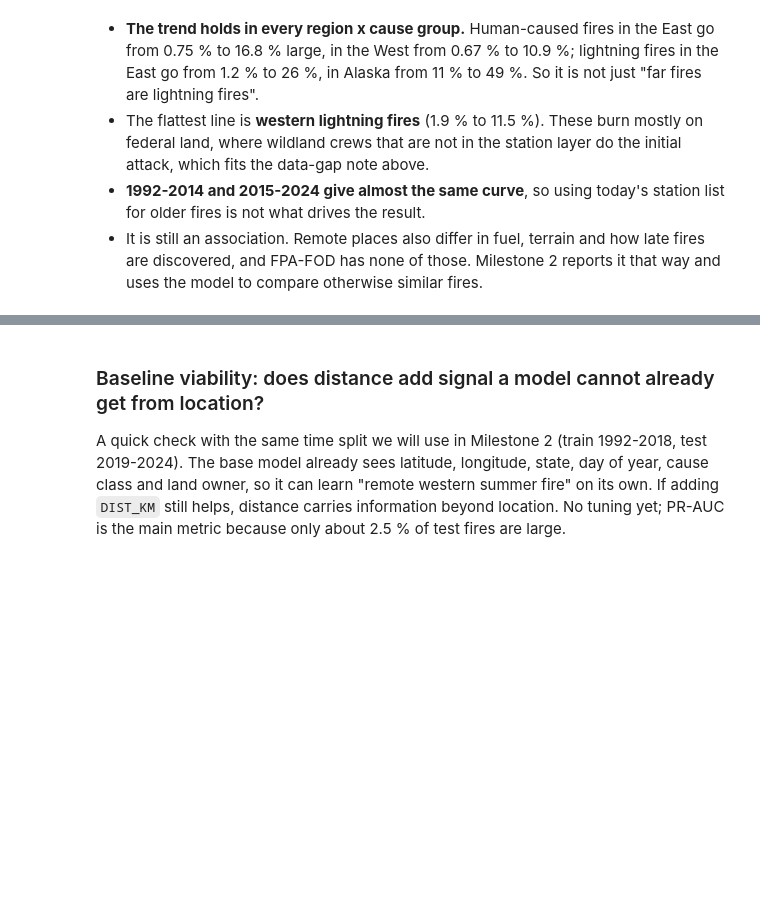
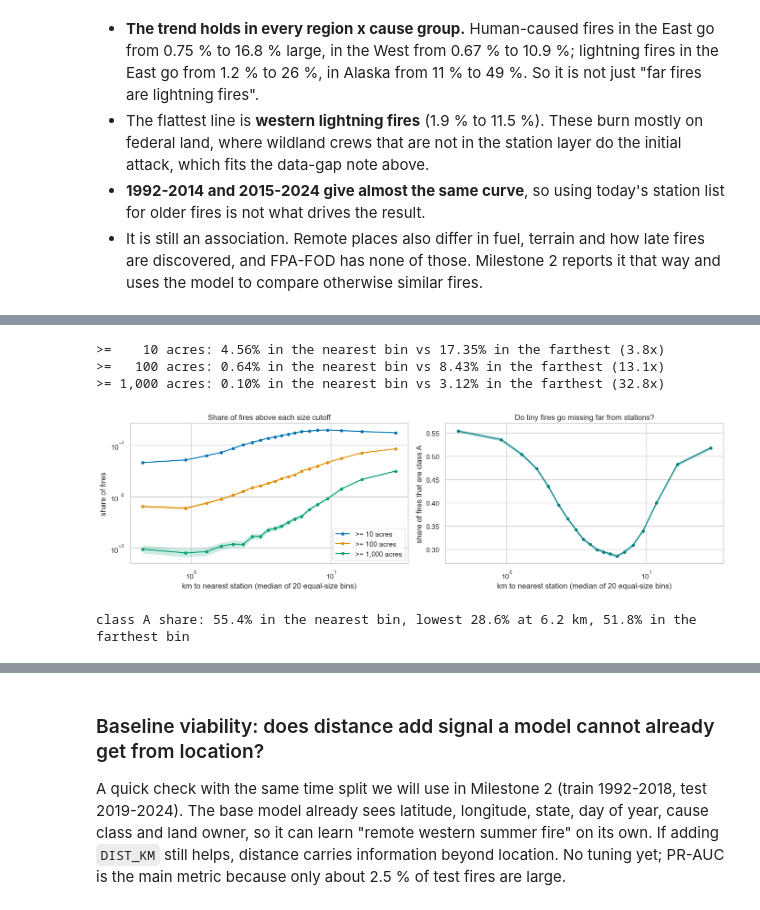
Before and after one commit to dolamquan/csen281_capstone, a Jupyter notebook: EDA/milestone1_eda.ipynb, the cells around one changed output, grey strips where cells are left out. Drawn from its saved outputs; the diff is of its cells as text; code cells hidden in the pictures; blank space fills up the shorter version.

```diff
--- a/EDA/milestone1_eda.ipynb
+++ b/EDA/milestone1_eda.ipynb
@@ -24,11 +26,13 @@ import lightgbm as lgb
 import matplotlib.pyplot as plt
 import numpy as np
 import pandas as pd
+from scipy.spatial import cKDTree
 import seaborn as sns
 from sklearn.cluster import KMeans
 from sklearn.linear_model import LogisticRegression
-from sklearn.metrics import (average_precision_score, davies_bouldin_score, precision_recall_curve,
+from sklearn.metrics import (adjusted_rand_score, average_precision_score, davies_bouldin_score, precision_recall_curve,
                              roc_auc_score, silhouette_score)
+from sklearn.mixture import GaussianMixture
 from sklearn.neighbors import BallTree, NearestNeighbors
 from sklearn.preprocessing import StandardScaler
 
@@ -47,7 +51,7 @@ def find_dir(name, sub='Data'):
 
 DB_PATH = find_dir('wildfire_7th_edition_data') / 'FPA_FOD_20260615.sqlite'
 STATIONS_PATH = find_dir('fire_station_data') / 'fire-and-emergency-medical-service-ems-stations-geojson.geojson'
-FIG_DIR = DB_PATH.parents[1].parent / 'report' / 'figures'
+FIG_DIR = DB_PATH.parents[1].parent / 'EDA' / 'figures'
 FIG_DIR.mkdir(parents=True, exist_ok=True)
 
 EARTH_KM = 6371.0
@@ -646,0 +739,38 @@ display(strata.pivot_table(index='DIST_BAND', columns=['REGION', 'NWCG_CAUSE_CLA
+# %%
+def share_curve(frame, flag, nbins=20):
+    # share of fires with `flag` in equal-count distance bins, with 95% Wilson intervals
+    b = pd.qcut(frame['DIST_KM'], nbins, duplicates='drop')
+    t = (pd.DataFrame({'d': frame['DIST_KM'], 'f': flag.astype(float)}).groupby(b, observed=True)
+         .agg(dist=('d', 'median'), n=('f', 'size'), k=('f', 'sum')))
+    t['p'] = t['k'] / t['n']
+    t['lo'], t['hi'] = wilson(t['k'], t['n'])
+    return t
+
+
+fig, axes = plt.subplots(1, 2, figsize=(14, 4.2))
+for t in (10, 100, 1000):
+    cv = share_curve(A, A[f'LARGE_{t}'])
+    axes[0].plot(cv['dist'], cv['p'], marker='o', ms=4, label=f'>= {t:,} acres')
+    axes[0].fill_between(cv['dist'], cv['lo'], cv['hi'], alpha=0.2)
+    print(f'>= {t:>5,} acres: {cv.p.iloc[0]:.2%} in the nearest bin vs {cv.p.iloc[-1]:.2%} in the farthest '
+          f'({cv.p.iloc[-1] / cv.p.iloc[0]:.1f}x)')
+axes[0].set(xscale='log', yscale='log', xlabel='km to nearest station (median of 20 equal-size bins)',
+            ylabel='share of fires', title='Share of fires above each size cutoff')
+axes[0].legend()
+
+cv_a = share_curve(A, A['FIRE_SIZE_CLASS'].eq('A'))
+axes[1].plot(cv_a['dist'], cv_a['p'], marker='o', ms=4, color='teal')
+axes[1].fill_between(cv_a['dist'], cv_a['lo'], cv_a['hi'], alpha=0.2, color='teal')
+axes[1].set(xscale='log', xlabel='km to nearest station (median of 20 equal-size bins)',
+            ylabel='share of fires that are class A', title='Do tiny fires go missing far from stations?')
+plt.tight_layout()
+savefig('size_cutoffs.png')
+plt.show()
+print(f"class A share: {cv_a.p.iloc[0]:.1%} in the nearest bin, lowest {cv_a.p.min():.1%} at "
+      f"{cv_a.dist[cv_a.p.idxmin()]:.1f} km, {cv_a.p.iloc[-1]:.1%} in the farthest bin")
+# %% [output]
+>=    10 acres: 4.56% in the nearest bin vs 17.35% in the farthest (3.8x)
+>=   100 acres: 0.64% in the nearest bin vs 8.43% in the farthest (13.1x)
+>= 1,000 acres: 0.10% in the nearest bin vs 3.12% in the farthest (32.8x)
+[figure, added]
+class A share: 55.4% in the nearest bin, lowest 28.6% at 6.2 km, 51.8% in the farthest bin
```
Also changed, not shown: parts of 35 cells of this notebook, 39 other files.
